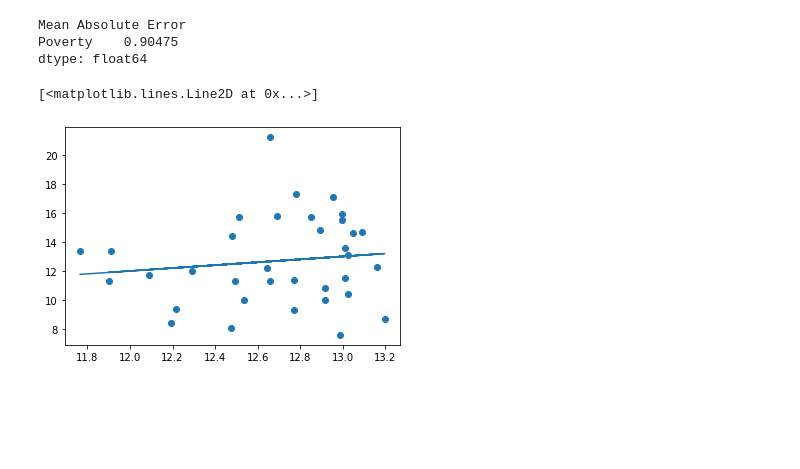
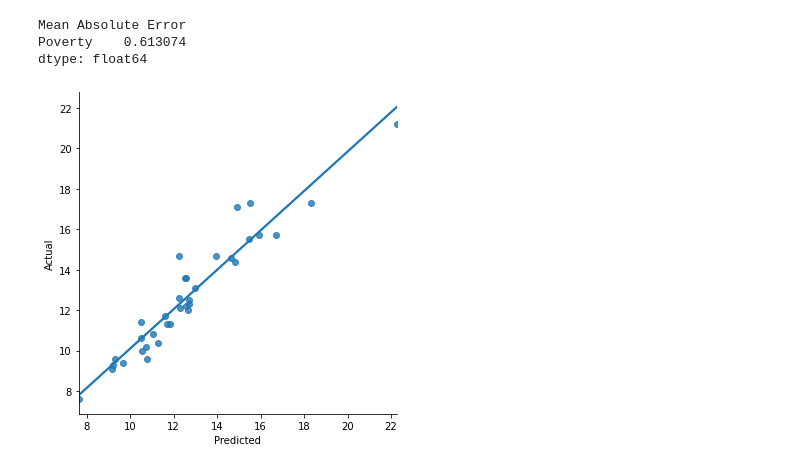
Before and after one commit to thistleknot/python-ml, a Jupyter notebook: code/Elastic and Sequential Comparisons.ipynb, the cells around one changed output. Drawn from its saved outputs; the diff is of its cells as text; code cells hidden in the pictures; blank space fills up the shorter version.

```diff
--- a/code/Elastic and Sequential Comparisons.ipynb
+++ b/code/Elastic and Sequential Comparisons.ipynb
@@ -50,16 +51,17 @@ y_train_scaler = StandardScaler()
 x_train_inter_scaler = StandardScaler()
 zca = zca.ZCA()
 # %%
-numCV = 2
+numCV = 5
 kfold = KFold(n_splits=numCV, shuffle=True)
 p_threshold = .05
+divisor = .2
 target = 'Poverty'
 exclude = 'States'
 
 cv = RepeatedKFold(n_splits=numCV, n_repeats=1, random_state=1)
 
 alphas = [1e-5, 1e-4, 1e-3, 1e-2, 1e-1, 0.0, 1.0, 10.0, 100.0]
-l1s = arange(0, 1, 0.05)
+l1s = arange(0, 1, 0.01/divisor)
 
 seed_ = 3
 
@@ -132,7 +152,7 @@ lr = LinearRegression()
 
 #backwards step subset
 sfbs1 = sfbs(lr,
-          k_features=len(x_train_inter_scaled.columns),
+          k_features=len(x_train_inter.columns),
           #forward=True,
           floating=True,
           scoring='neg_mean_squared_error',
@@ -140,7 +160,7 @@ sfbs1 = sfbs(lr,
           n_jobs=-1,
           cv=numCV)
 
-sfbs1 = sfbs1.fit(x_train_inter_scaled, y_train_scaled)
+sfbs1 = sfbs1.fit(x_train_inter, pt_y_train)
 # %%
 fig = plot_sfbs(sfbs1.get_metric_dict(), kind='std_err')
 
@@ -192,8 +191,8 @@ for f in features:
     EN_CV = ElasticNetCV(l1_ratio=l1s, alphas=alphas, cv=cv, n_jobs=-1)
     # fit model
 
-    X_subset = pd.DataFrame(x_train_inter_scaled[list(np.asarray(f))])
-    y_ = y_train_scaled
+    X_subset = pd.DataFrame(x_train_inter[list(np.asarray(f))])
+    y_ = pt_y_train
     EN_CV.fit(X_subset, y_)
 
     print('alpha: %f' % EN_CV.alpha_)
@@ -275,6 +226,6 @@ model_ss = LinearRegression()
 model_ep = ElasticNet(alpha=parse['alpha'], l1_ratio=parse['lambda'])
 model_eb = ElasticNet(alpha=best['alpha'], l1_ratio=best['lambda'])
 
-model_ss.fit(x_train_inter_scaled[ss_sortedFeatures], y_train_scaled)
-model_ep.fit(x_train_inter_scaled[parse['features']],y_train_scaled)
-model_eb.fit(x_train_inter_scaled[best['features']],y_train_scaled)
+model_ss.fit(x_train_inter[ss_sortedFeatures], pt_y_train)
+model_ep.fit(x_train_inter[parse['features']],pt_y_train)
+model_eb.fit(x_train_inter[best['features']],pt_y_train)
@@ -428,24 +388,27 @@ StandardScaler()
 # %%
 #model_Parse = ElasticNet(alpha=parse['alpha'], l1_ratio=parse['lambda'])
 
-ENParseResults = model_ep.fit(x_train_inter_scaled[parse['features']], y_train_scaled)
-ENParseFitted = ENParseResults.predict(x_train_inter_scaled[parse['features']])
+ENParseResults = model_ep.fit(x_train_inter[parse['features']], pt_y_train)
 
-yhat = pd.DataFrame(model_ep.predict(x_train_inter_scaled[parse['features']]))
-yhat.index = x_train_inter_scaled.index
-yhat.columns = ['Poverty']
+ENParseFitted = pd.DataFrame(model_ep.predict(x_train_inter[parse['features']]),index=x_train_inter.index,columns=[target])
+
+y_train_original = pd.DataFrame(ss_y_train.inverse_transform(pt_y_train_fit.inverse_transform(pt_y_train)),index=y_train.index,columns=y_train.columns)
+y_train_predicted = pd.DataFrame(ss_y_train.inverse_transform(pt_y_train_fit.inverse_transform(np.array(ENParseFitted).reshape(-1,1))),index=y_train.index,columns=y_train.columns)
 
 # summarize prediction
 print("Mean Absolute Error")
-print(mean(absolute(yhat-pd.DataFrame(y_train_scaled))))
+print(mean(absolute(y_train_original-y_train_predicted)))
 
-plt.scatter(ENParseFitted*y_train_scaler.scale_[0] + y_train_scaler.mean_[0],y_train_scaled*y_train_scaler.scale_[0] + y_train_scaler.mean_[0])
-m, b = np.polyfit(ENParseFitted*y_train_scaler.scale_[0] + y_train_scaler.mean_[0], y_train_scaled*y_train_scaler.scale_[0] + y_train_scaler.mean_[0], 1)
-plt.plot(ENParseFitted*y_train_scaler.scale_[0] + y_train_scaler.mean_[0], m*ENParseFitted*y_train_scaler.scale_[0] + y_train_scaler.mean_[0] + b)
+temp = pd.concat([y_train_predicted,y_train_original],axis=1)
+temp.columns = ['Predicted','Actual']
+
+sns.lmplot(x="Predicted",
+           y="Actual",
+           ci=None,
+           data=temp);
 # %% [output]
 Mean Absolute Error
-Poverty    0.90475
+Poverty    0.613074
 dtype: float64
-[<matplotlib.lines.Line2D at 0x...>]
-[figure, old version]
+[figure, new version]
 # %%
```
Also changed, not shown: parts of 34 cells of this notebook.
